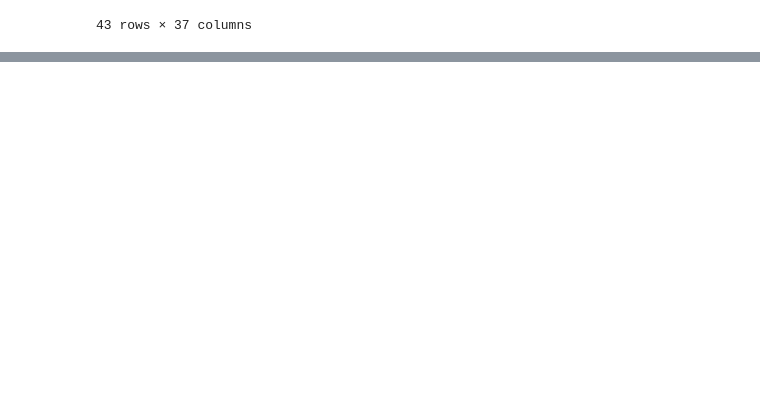
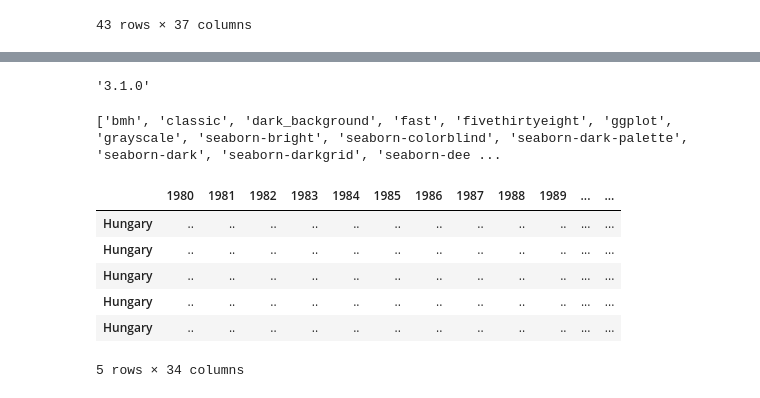
Before and after one commit to AmmaraRazzaq/dataVisualization_with_Python, a Jupyter notebook: Matplotlib.ipynb, the cells around one changed output, grey strips where cells are left out. Drawn from its saved outputs; the diff is of its cells as text; code cells hidden in the pictures; blank space fills up the shorter version.

```diff
--- a/Matplotlib.ipynb
+++ b/Matplotlib.ipynb
@@ -363,0 +389,20 @@ df[(df['Type'] == 'Immigrants') & (df['Criteria'] == 'Residence')]
+# %%
+mpl.__version__
+# %% [output]
+'3.1.0'
+# %%
+print(plt.style.available)
+mpl.style.use(['ggplot']) # optional: for ggplot-like style
+# %% [output]
+['bmh', 'classic', 'dark_background', 'fast', 'fivethirtyeight', 'ggplot', 'grayscale', 'seaborn-bright', 'seaborn-colorblind', 'seaborn-dark-palette', 'seaborn-dark', 'seaborn-darkgrid', 'seaborn-dee ...
+# %%
+hungary = df.loc['Hungary',years]
+hungary.head()
+# %% [output]
+|  | 1980 | 1981 | 1982 | 1983 | 1984 | 1985 | 1986 | 1987 | 1988 | 1989 | ... | ... |
+| Hungary | .. | .. | .. | .. | .. | .. | .. | .. | .. | .. | ... | ... |
+| Hungary | .. | .. | .. | .. | .. | .. | .. | .. | .. | .. | ... | ... |
+| Hungary | .. | .. | .. | .. | .. | .. | .. | .. | .. | .. | ... | ... |
+| Hungary | .. | .. | .. | .. | .. | .. | .. | .. | .. | .. | ... | ... |
+| Hungary | .. | .. | .. | .. | .. | .. | .. | .. | .. | .. | ... | ... |
+5 rows × 34 columns
```
Also changed, not shown: parts of 6 cells of this notebook.
